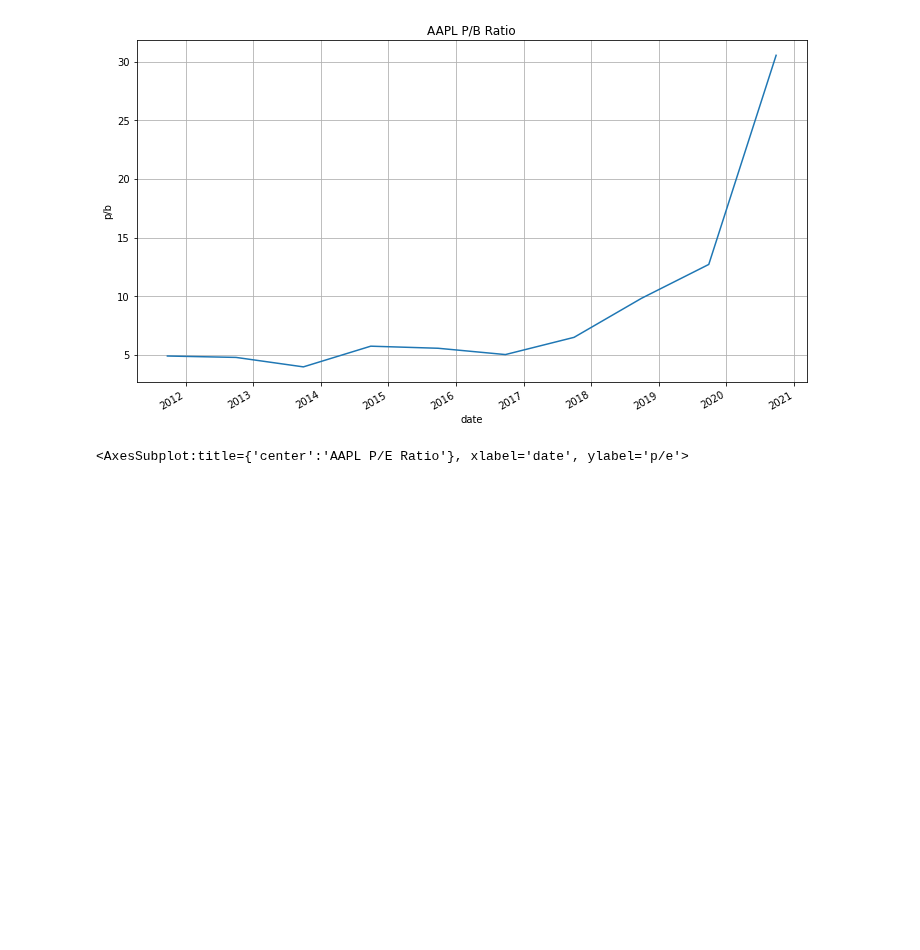
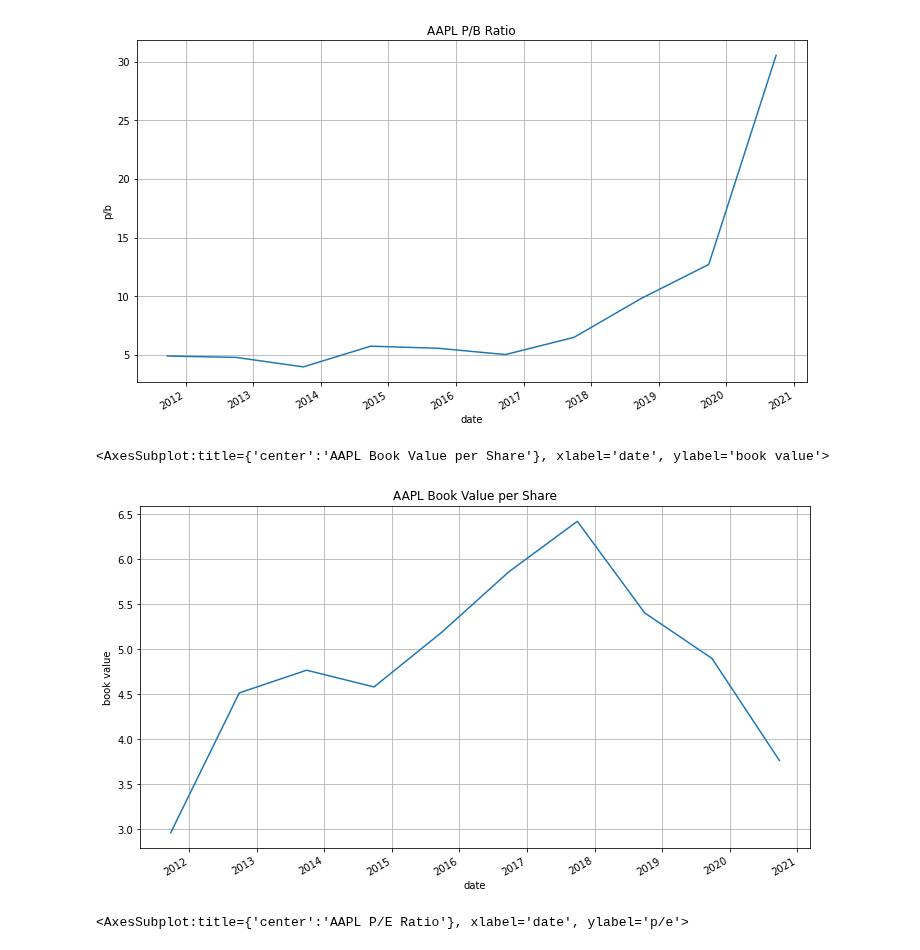
Before and after one commit to dbogatic/value_investing, a Jupyter notebook: intrinsic_value.ipynb, the cells around one changed output. Saved outputs shown, nothing was run; the diff lists cells and outputs as text; code cells hidden in the pictures; blank space fills up the shorter version.

```diff
--- a/intrinsic_value.ipynb
+++ b/intrinsic_value.ipynb
@@ -242,6 +199,11 @@ key_metrics['pbRatio'].astype('float').plot(figsize= (12,7), grid=True,title=f'{
 # %% [output]
 <AxesSubplot:title={'center':'AAPL P/B Ratio'}, xlabel='date', ylabel='p/b'>
 [figure]
+# %%
+key_metrics['bookValuePerShare'].astype('float').plot(figsize= (12,7), grid=True,title=f'{ticker} Book Value per Share',ylabel='book value')
+# %% [output]
+<AxesSubplot:title={'center':'AAPL Book Value per Share'}, xlabel='date', ylabel='book value'>
+[figure, added]
 # %%
 key_metrics['peRatio'].astype('float').plot(figsize= (12,7), grid=True,title=f'{ticker} P/E Ratio',ylabel='p/e')
 # %% [output]
```
Also changed, not shown: parts of 34 cells of this notebook.
